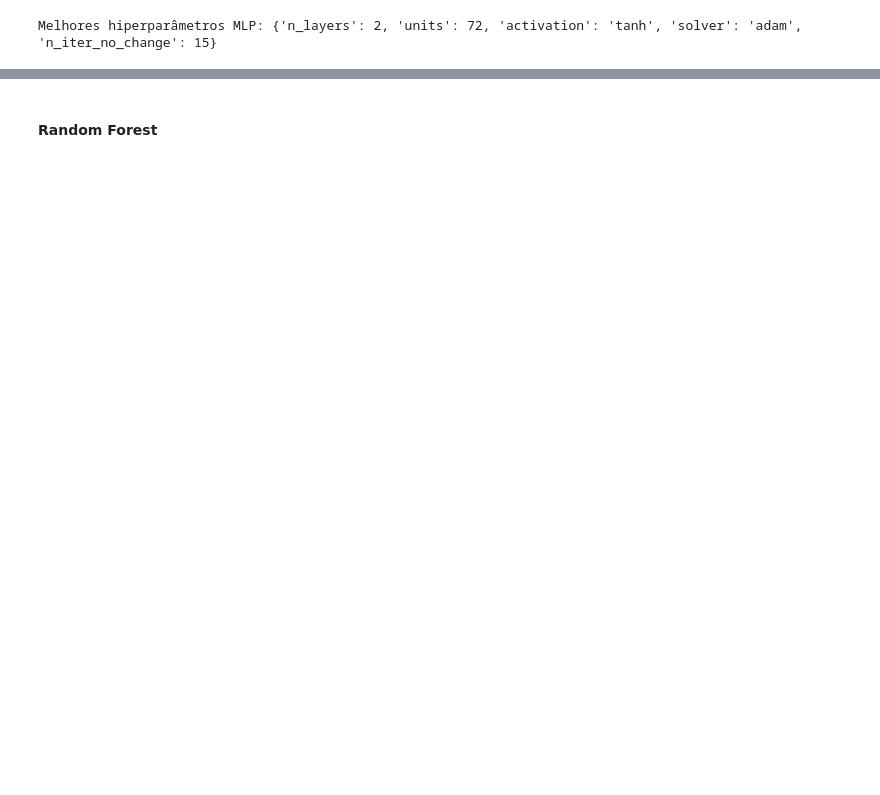
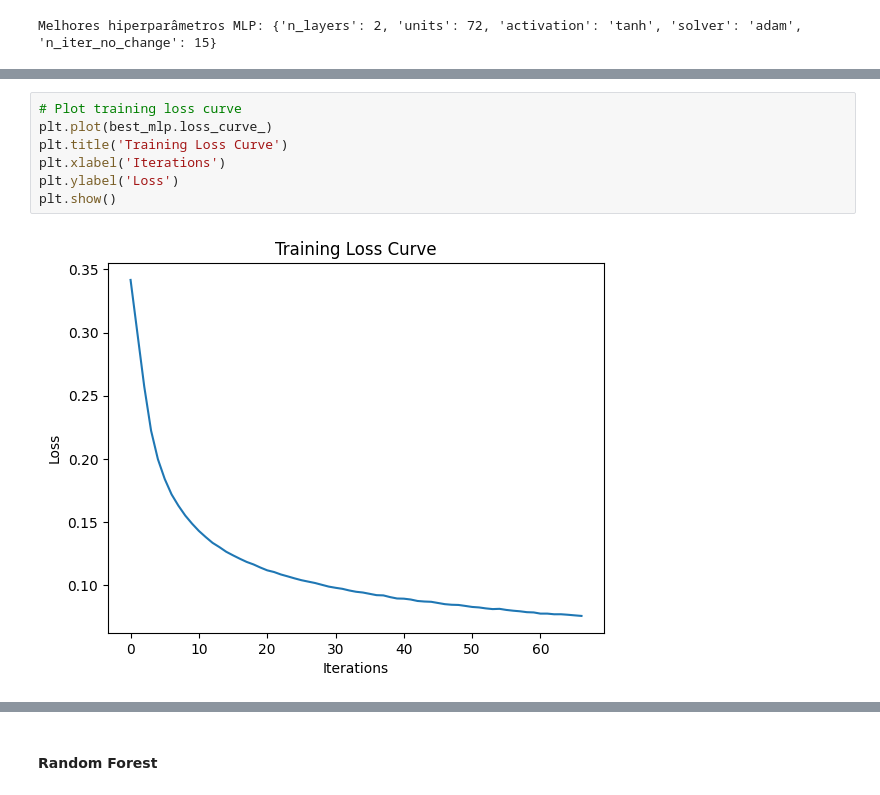
Before and after one commit to CynaraCosta/final-project-if702, a Jupyter notebook: main.ipynb, the cells around one changed output, grey strips where cells are left out. Drawn from its saved outputs; the diff is of its cells as text; blank space fills up the shorter version.

Commit message:
add more graphs to optuna models

```diff
--- a/main.ipynb
+++ b/main.ipynb
@@ -555 +554,10 @@ Test Accuracy: 95.63%
 weighted avg       0.96      0.96      0.96     25976
+# %%
+# Plot training loss curve
+plt.plot(best_mlp.loss_curve_)
+plt.title('Training Loss Curve')
+plt.xlabel('Iterations')
+plt.ylabel('Loss')
+plt.show()
+# %% [output]
+[figure, added]
```
Also changed, not shown: parts of 10 cells of this notebook.
